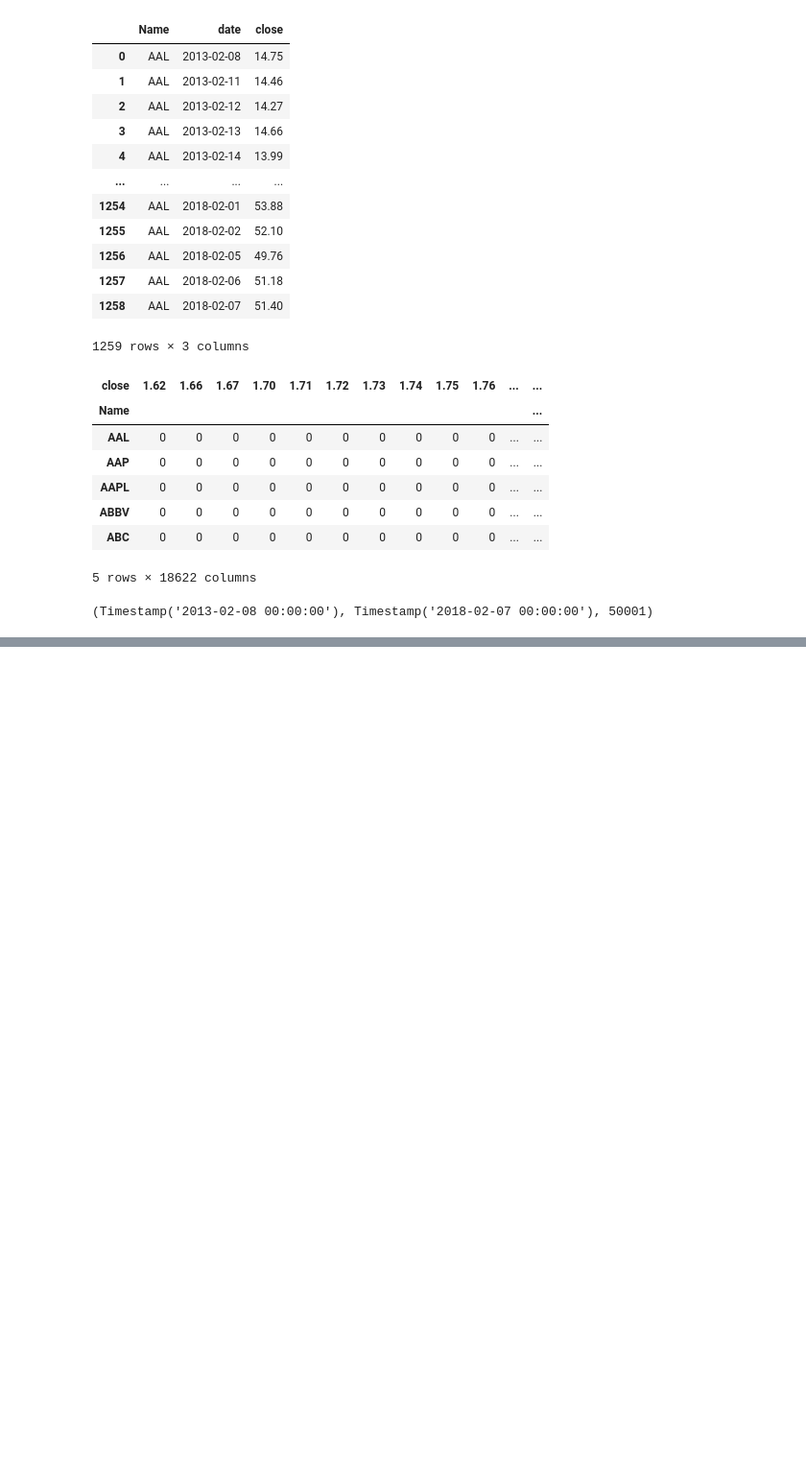
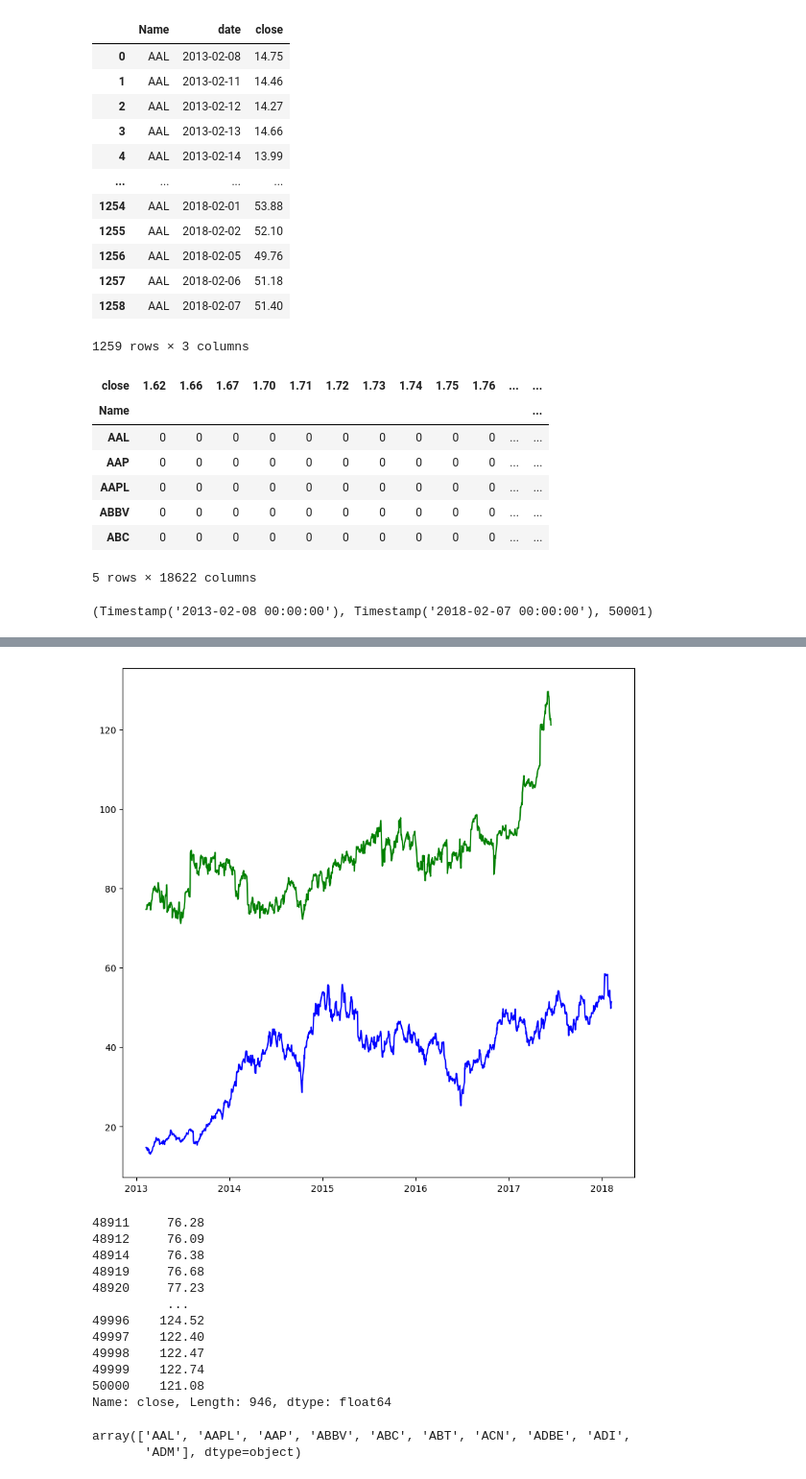
Before and after one commit to ishtiaqahmedz/practice_project_files, a Jupyter notebook: 907 Stock price pridiction.ipynb, the cells around one changed output, grey strips where cells are left out. Shown: that part at 96% size. Cells and saved outputs as stored; diff of their text form; code cells hidden in the pictures; blank space fills up the shorter version.

```diff
--- a/907 Stock price pridiction.ipynb
+++ b/907 Stock price pridiction.ipynb
@@ -241,12 +237,32 @@ df2
 # %%
 
 fig,ax= plt.subplots(figsize=(10,10)) # returns a figure and a set of subplots
 
 #ts=pd.Series(df["close"],index=df["date"])
 #ts.cumsum() - runnng total (row or column wise - axis 0 or axis 1)
 df1=df.query('Name =="AAL"',inplace=False)
 ax.plot(df1["date"],df1["close"],color="blue")
 
-df2=df.query('Name =="SCG"',inplace=False)
+df2=df.query('Name =="ANSS"',inplace=False)
 ax.plot(df2["date"],df2["close"],color="green")
 plt.show()
+
+scrip="ANSS"
+
+df3=df.query("Name== @scrip")
+
+df3[df3["close"]>76].close
+# %% [output]
+[figure, added]
+48911     76.28
+48912     76.09
+48914     76.38
+48919     76.68
+48920     77.23
+          ...
+49996    124.52
+49997    122.40
+49998    122.47
+49999    122.74
+50000    121.08
+Name: close, Length: 946, dtype: float64
@@ -264,0 +269,6 @@ for i in names:
+# %%
+names=df.Name.unique()[0:10]
+names
+# %% [output]
+array(['AAL', 'AAPL', 'AAP', 'ABBV', 'ABC', 'ABT', 'ACN', 'ADBE', 'ADI',
+       'ADM'], dtype=object)
```
Also changed, not shown: parts of 6 cells of this notebook, 2 other files.
